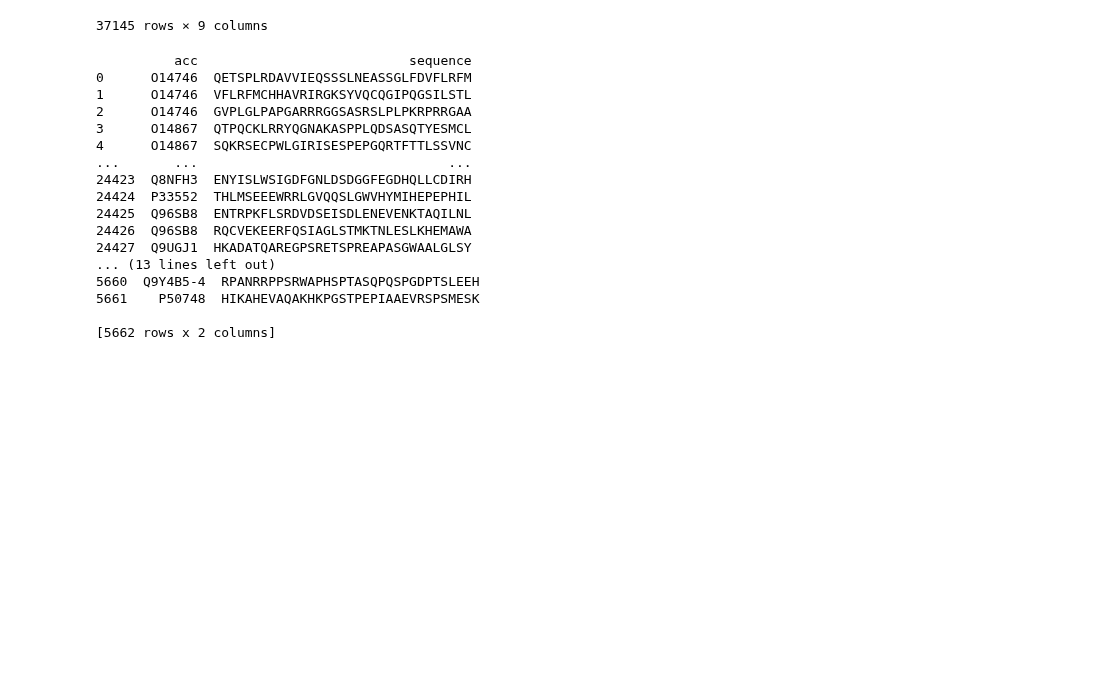
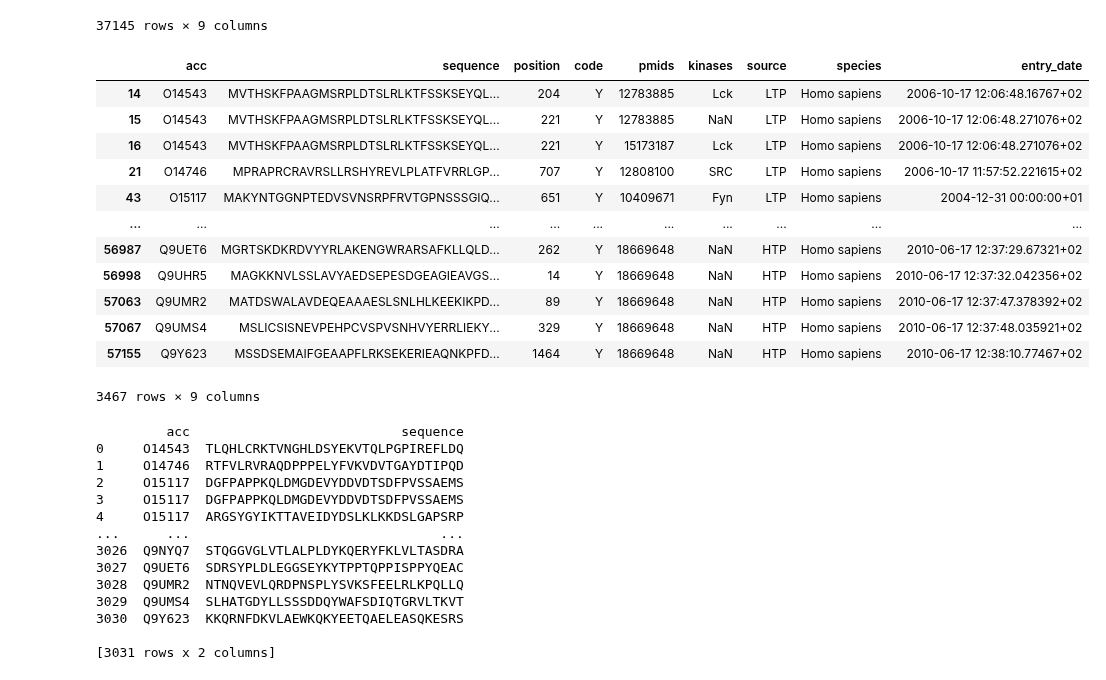
Before and after one commit to anuprulez/transformer_dephosphorylation, a Jupyter notebook: notebooks/create_datasets_phosphoELM_Y.ipynb, the cells around one changed output. Cells and saved outputs as stored; diff of their text form; code cells hidden in the pictures; blank space fills up the shorter version.

```diff
--- a/notebooks/create_datasets_phosphoELM.ipynb
+++ b/notebooks/create_datasets_phosphoELM_Y.ipynb
@@ -53,6 +53,22 @@ humans
 | 57388 | Q96SB8 | MAKRKEENFSSPKNAKRPRQEELEDFDKDGDED... | 291 | S | 22067460 | NaN | HTP | Homo sapiens | 2011-11-14 19:43:27.492959+01 |
 | 57389 | Q9UGJ1 | MIHELLLALSGYPGSIFTWNKRSGLQVSQDFPF... | 441 | S | 22067460 | NaN | HTP | Homo sapiens | 2011-11-14 19:43:30.010184+01 |
 37145 rows × 9 columns
+# %%
+humans[humans["code"] == "Y"]
+# %% [output]
+|  | acc | sequence | position | code | pmids | kinases | source | species | entry_date |
+| 14 | O14543 | MVTHSKFPAAGMSRPLDTSLRLKTFSSKSEYQL... | 204 | Y | 12783885 | Lck | LTP | Homo sapiens | 2006-10-17 12:06:48.16767+02 |
+| 15 | O14543 | MVTHSKFPAAGMSRPLDTSLRLKTFSSKSEYQL... | 221 | Y | 12783885 | NaN | LTP | Homo sapiens | 2006-10-17 12:06:48.271076+02 |
+| 16 | O14543 | MVTHSKFPAAGMSRPLDTSLRLKTFSSKSEYQL... | 221 | Y | 15173187 | Lck | LTP | Homo sapiens | 2006-10-17 12:06:48.271076+02 |
+| 21 | O14746 | MPRAPRCRAVRSLLRSHYREVLPLATFVRRLGP... | 707 | Y | 12808100 | SRC | LTP | Homo sapiens | 2006-10-17 11:57:52.221615+02 |
+| 43 | O15117 | MAKYNTGGNPTEDVSVNSRPFRVTGPNSSSGIQ... | 651 | Y | 10409671 | Fyn | LTP | Homo sapiens | 2004-12-31 00:00:00+01 |
+| ... | ... | ... | ... | ... | ... | ... | ... | ... | ... |
+| 56987 | Q9UET6 | MGRTSKDKRDVYYRLAKENGWRARSAFKLLQLD... | 262 | Y | 18669648 | NaN | HTP | Homo sapiens | 2010-06-17 12:37:29.67321+02 |
+| 56998 | Q9UHR5 | MAGKKNVLSSLAVYAEDSEPESDGEAGIEAVGS... | 14 | Y | 18669648 | NaN | HTP | Homo sapiens | 2010-06-17 12:37:32.042356+02 |
+| 57063 | Q9UMR2 | MATDSWALAVDEQEAAAESLSNLHLKEEKIKPD... | 89 | Y | 18669648 | NaN | HTP | Homo sapiens | 2010-06-17 12:37:47.378392+02 |
+| 57067 | Q9UMS4 | MSLICSISNEVPEHPCVSPVSNHVYERRLIEKY... | 329 | Y | 18669648 | NaN | HTP | Homo sapiens | 2010-06-17 12:37:48.035921+02 |
+| 57155 | Q9Y623 | MSSDSEMAIFGEAAPFLRKSEKERIEAQNKPFD... | 1464 | Y | 18669648 | NaN | HTP | Homo sapiens | 2010-06-17 12:38:10.77467+02 |
+3467 rows × 9 columns
 # %%
 target_seq_len = 33
 target_left_right = 16
@@ -70,45 +86,34 @@ def write_fasta(dataframe, file_path):
         f.write(data_fasta)
     return dataframe
 
-r_S_id = list()
-r_S_seq = list()
-r_T_id = list()
-r_T_seq = list()
+r_Y_id = list()
+r_Y_seq = list()
 
 for i, row in humans.iterrows():
     pos = int(row["position"])
     if pos > 33 and pos + target_left_right < len(row["sequence"]):
         extracted_seq = row["sequence"][pos - target_left_right - 1: pos + target_left_right]
-        if row["code"] == "S":
-            r_S_id.append(row["acc"])
-            r_S_seq.append(extracted_seq)
-        if row["code"] == "T":
-            r_T_id.append(row["acc"])
-            r_T_seq.append(extracted_seq)
+        if row["code"] == "Y":
+            r_Y_id.append(row["acc"])
+            r_Y_seq.append(extracted_seq)
 
 
-S_dataframe = pd.DataFrame(zip(r_S_id, r_S_seq), columns=["acc", "sequence"])
-T_dataframe = pd.DataFrame(zip(r_T_id, r_T_seq), columns=["acc", "sequence"])
+Y_dataframe = pd.DataFrame(zip(r_Y_id, r_Y_seq), columns=["acc", "sequence"])
 
-print(S_dataframe)
-print()
-print(T_dataframe)
+print(Y_dataframe)
 # %% [output]
-          acc                           sequence
-0      O14746  QETSPLRDAVVIEQSSSLNEASSGLFDVFLRFM
-1      O14746  VFLRFMCHHAVRIRGKSYVQCQGIPQGSILSTL
-2      O14746  GVPLGLPAPGARRRGGSASRSLPLPKRPRRGAA
-3      O14867  QTPQCKLRRYQGNAKASPPLQDSASQTYESMCL
-4      O14867  SQKRSECPWLGIRISESPEPGQRTFTTLSSVNC
-...       ...                                ...
-24423  Q8NFH3  ENYISLWSIGDFGNLDSDGGFEGDHQLLCDIRH
-24424  P33552  THLMSEEEWRRLGVQQSLGWVHYMIHEPEPHIL
-24425  Q96SB8  ENTRPKFLSRDVDSEISDLENEVENKTAQILNL
-24426  Q96SB8  RQCVEKEERFQSIAGLSTMKTNLESLKHEMAWA
-24427  Q9UGJ1  HKADATQAREGPSRETSPREAPASGWAALGLSY
-... (13 lines left out)
-5660  Q9Y4B5-4  RPANRRPPSRWAPHSPTASQPQSPGDPTSLEEH
-5661    P50748  HIKAHEVAQAKHKPGSTPEPIAAEVRSPSMESK
+         acc                           sequence
+0     O14543  TLQHLCRKTVNGHLDSYEKVTQLPGPIREFLDQ
+1     O14746  RTFVLRVRAQDPPPELYFVKVDVTGAYDTIPQD
+2     O15117  DGFPAPPKQLDMGDEVYDDVDTSDFPVSSAEMS
+3     O15117  DGFPAPPKQLDMGDEVYDDVDTSDFPVSSAEMS
+4     O15117  ARGSYGYIKTTAVEIDYDSLKLKKDSLGAPSRP
+...      ...                                ...
+3026  Q9NYQ7  STQGGVGLVTLALPLDYKQERYFKLVLTASDRA
+3027  Q9UET6  SDRSYPLDLEGGSEYKYTPPTQPPISPPYQEAC
+3028  Q9UMR2  NTNQVEVLQRDPNSPLYSVKSFEELRLKPQLLQ
+3029  Q9UMS4  SLHATGDYLLSSSDDQYWAFSDIQTGRVLTKVT
+3030  Q9Y623  KKQRNFDKVLAEWKQKYEETQAELEASQKESRS
 
-[5662 rows x 2 columns]
+[3031 rows x 2 columns]
 # %%
```
Also changed, not shown: parts of 22 cells of this notebook, 2 other files.
